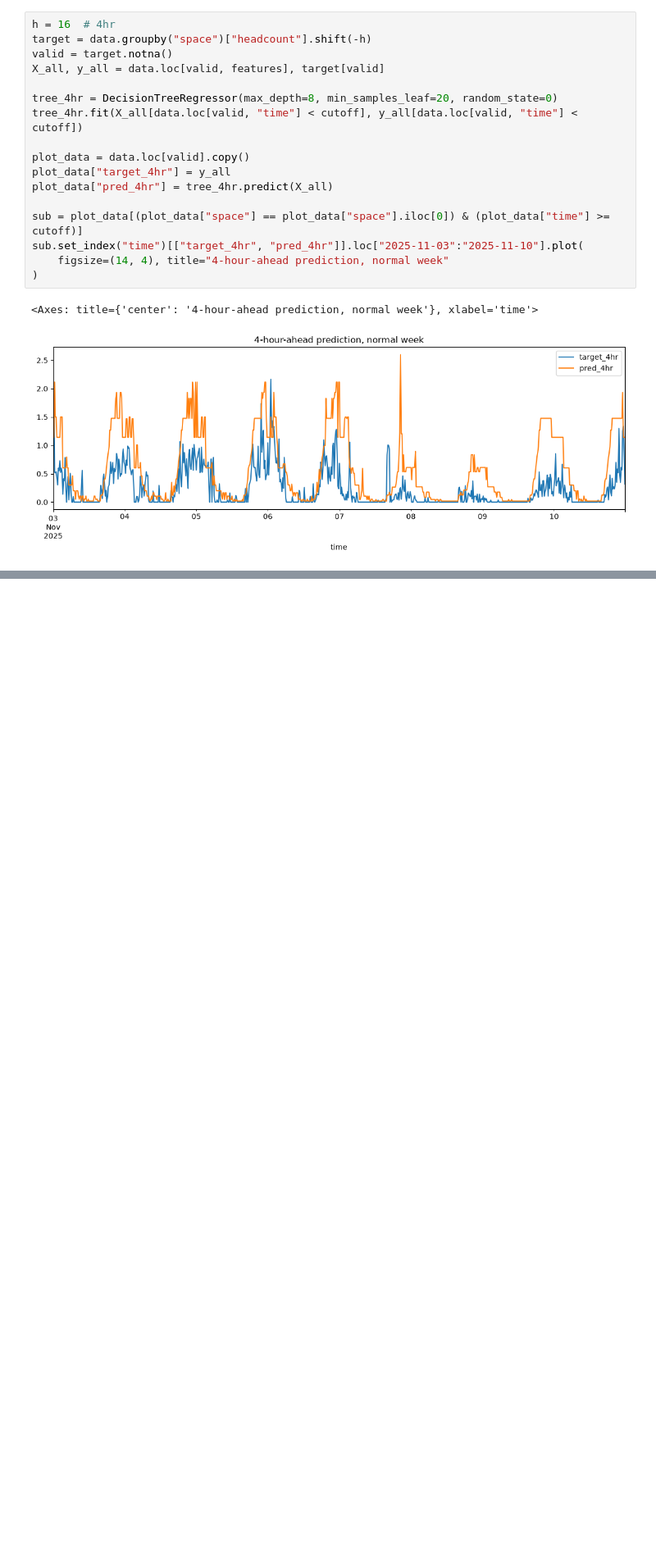
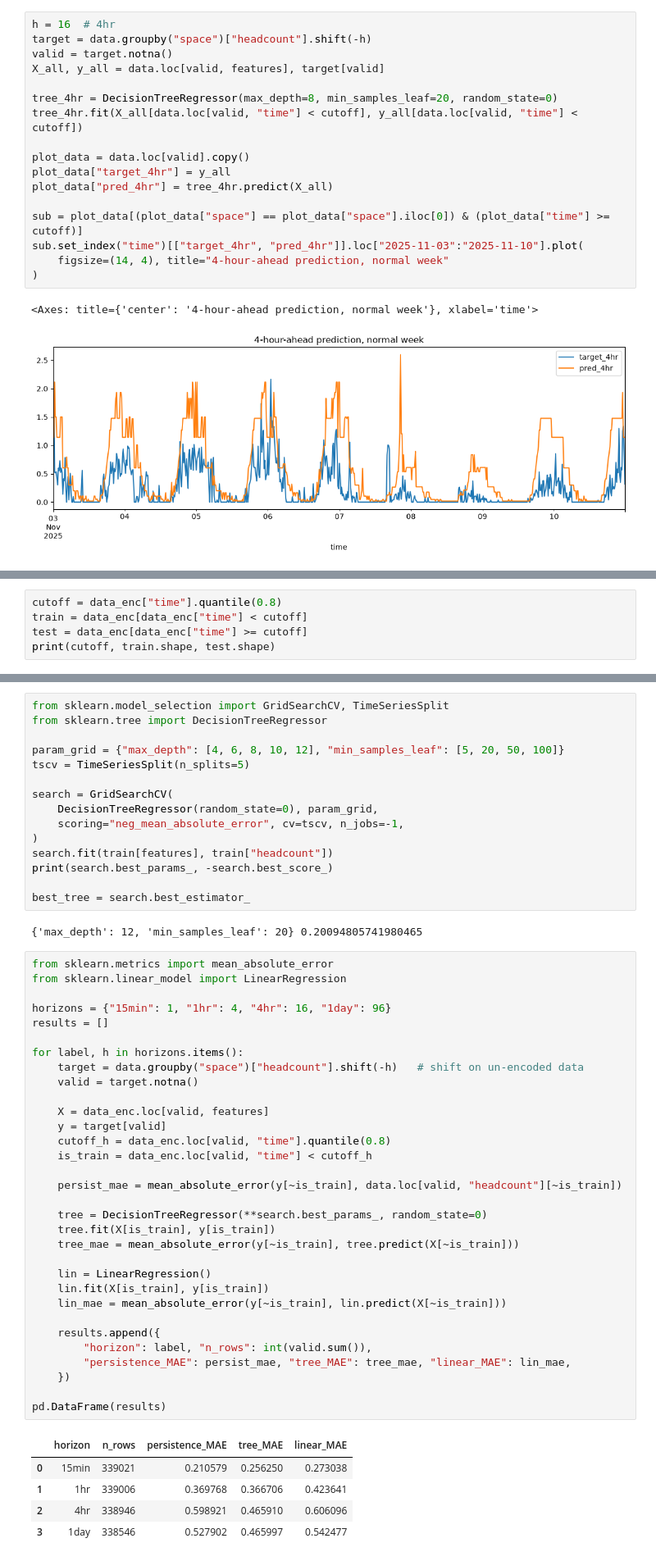
Before and after one commit to OscarPayne28/3001-OCCUPANCY-PROJECT, a Jupyter notebook: notebooks/02_modelling.ipynb, the cells around one changed output, grey strips where cells are left out. Shown at 82% size. Cells and saved outputs as stored; diff of their text form; blank space fills up the shorter version.

```diff
--- a/notebooks/02_modelling.ipynb
+++ b/notebooks/02_modelling.ipynb
@@ -264,0 +277,5 @@ ImportError: cannot import name 'add_closure_flag' from 'occupancy.features' (C:
+# %%
+cutoff = data_enc["time"].quantile(0.8)
+train = data_enc[data_enc["time"] < cutoff]
+test = data_enc[data_enc["time"] >= cutoff]
+print(cutoff, train.shape, test.shape)
@@ -264,0 +284,55 @@ ImportError: cannot import name 'add_closure_flag' from 'occupancy.features' (C:
+# %%
+from sklearn.model_selection import GridSearchCV, TimeSeriesSplit
+from sklearn.tree import DecisionTreeRegressor
+
+param_grid = {"max_depth": [4, 6, 8, 10, 12], "min_samples_leaf": [5, 20, 50, 100]}
+tscv = TimeSeriesSplit(n_splits=5)
+
+search = GridSearchCV(
+    DecisionTreeRegressor(random_state=0), param_grid,
+    scoring="neg_mean_absolute_error", cv=tscv, n_jobs=-1,
+)
+search.fit(train[features], train["headcount"])
+print(search.best_params_, -search.best_score_)
+
+best_tree = search.best_estimator_
+# %% [output]
+{'max_depth': 12, 'min_samples_leaf': 20} 0.20094805741980465
+# %%
+from sklearn.metrics import mean_absolute_error
+from sklearn.linear_model import LinearRegression
+
+horizons = {"15min": 1, "1hr": 4, "4hr": 16, "1day": 96}
+results = []
+
+for label, h in horizons.items():
+    target = data.groupby("space")["headcount"].shift(-h)   # shift on un-encoded data
+    valid = target.notna()
+
+    X = data_enc.loc[valid, features]
+    y = target[valid]
+    cutoff_h = data_enc.loc[valid, "time"].quantile(0.8)
+    is_train = data_enc.loc[valid, "time"] < cutoff_h
+
+    persist_mae = mean_absolute_error(y[~is_train], data.loc[valid, "headcount"][~is_train])
+
+    tree = DecisionTreeRegressor(**search.best_params_, random_state=0)
+    tree.fit(X[is_train], y[is_train])
+    tree_mae = mean_absolute_error(y[~is_train], tree.predict(X[~is_train]))
+
+    lin = LinearRegression()
+    lin.fit(X[is_train], y[is_train])
+    lin_mae = mean_absolute_error(y[~is_train], lin.predict(X[~is_train]))
+
+    results.append({
+        "horizon": label, "n_rows": int(valid.sum()),
+        "persistence_MAE": persist_mae, "tree_MAE": tree_mae, "linear_MAE": lin_mae,
+    })
+
+pd.DataFrame(results)
+# %% [output]
+|  | horizon | n_rows | persistence_MAE | tree_MAE | linear_MAE |
+| 0 | 15min | 339021 | 0.210579 | 0.256250 | 0.273038 |
+| 1 | 1hr | 339006 | 0.369768 | 0.366706 | 0.423641 |
+| 2 | 4hr | 338946 | 0.598921 | 0.465910 | 0.606096 |
+| 3 | 1day | 338546 | 0.527902 | 0.465997 | 0.542477 |
```
Also changed, not shown: parts of 3 cells of this notebook, 2 other files.
